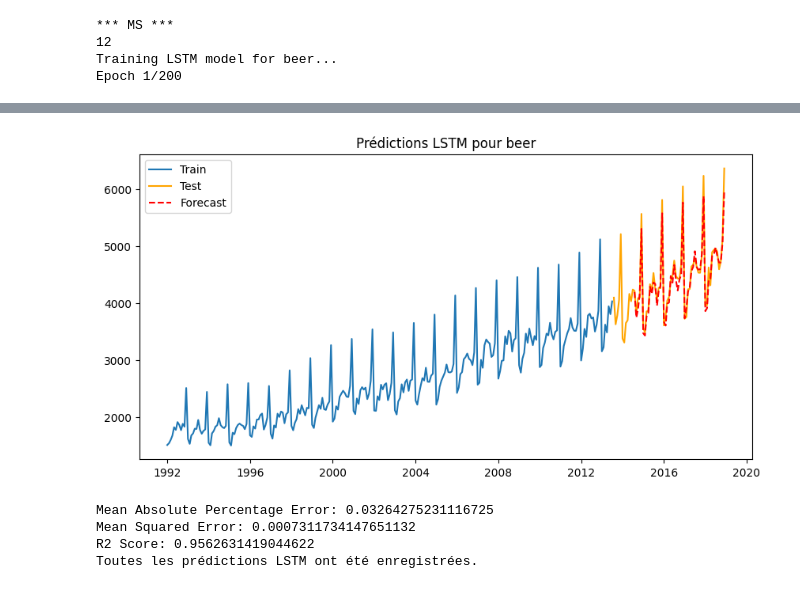
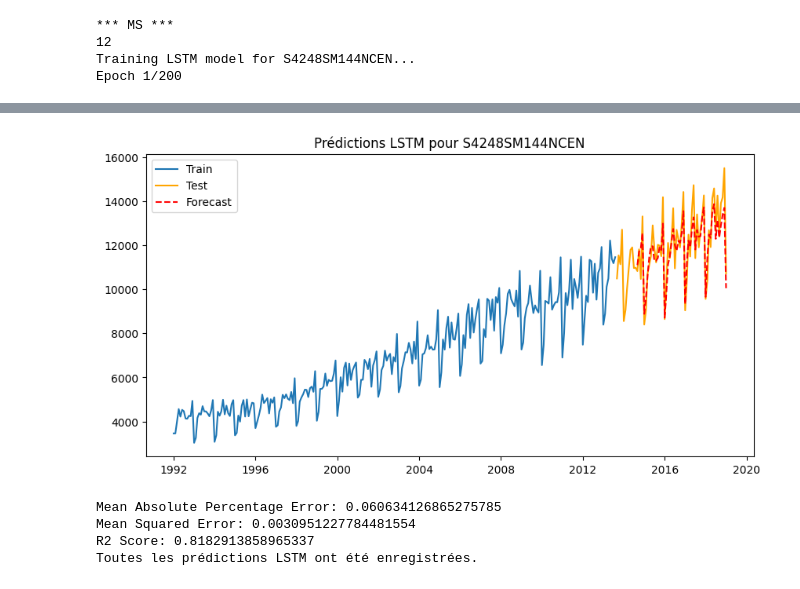
Before and after one commit to Raed-Bourouis/MLEASE, a Jupyter notebook: Training/Lstm.ipynb, the cells around one changed output, grey strips where cells are left out. Drawn from its saved outputs; the diff is of its cells as text; code cells hidden in the pictures.

```diff
--- a/Training/Lstm.ipynb
+++ b/Training/Lstm.ipynb
@@ -14,7 +14,7 @@ from sklearn.metrics import mean_squared_error, r2_score, mean_absolute_percenta
 
 # 2. Charger les données
 # Charger les données prétraitées
-df = pd.read_csv("../datasets/BeerWineLiquor.csv", parse_dates=True, index_col=0)
+df = pd.read_csv("../datasets/Alcohol_Sales.csv", parse_dates=True, index_col=0)
 
 # S'assurer que l'index est une colonne de type datetime
 df.index = pd.to_datetime(df.index)
@@ -147,5 +147,5 @@ print("Toutes les prédictions LSTM ont été enregistrées.")
 # %% [output]
 *** MS ***
 12
-Training LSTM model for beer...
+Training LSTM model for S4248SM144NCEN...
 Epoch 1/200
@@ -169,5 +169,5 @@ MSE for beer: 17334.0502
-[figure, old version]
+[figure, new version]
-Mean Absolute Percentage Error: 0.03264275231116725
-Mean Squared Error: 0.0007311734147651132
-R2 Score: 0.9562631419044622
+Mean Absolute Percentage Error: 0.060634126865275785
+Mean Squared Error: 0.0030951227784481554
+R2 Score: 0.8182913858965337
 Toutes les prédictions LSTM ont été enregistrées.
```
Also changed, not shown: parts of 1 cell of this notebook, 9 other files.
